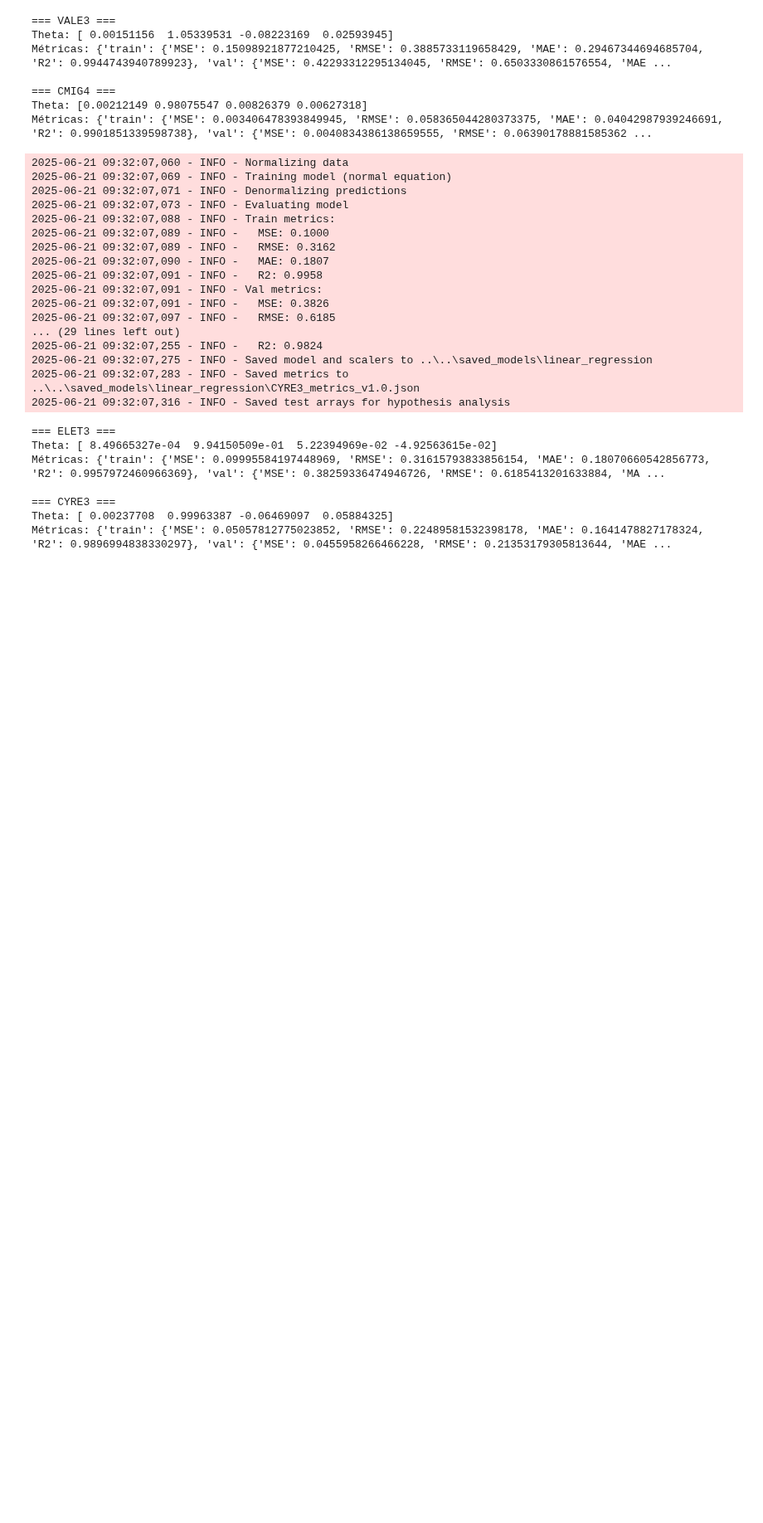
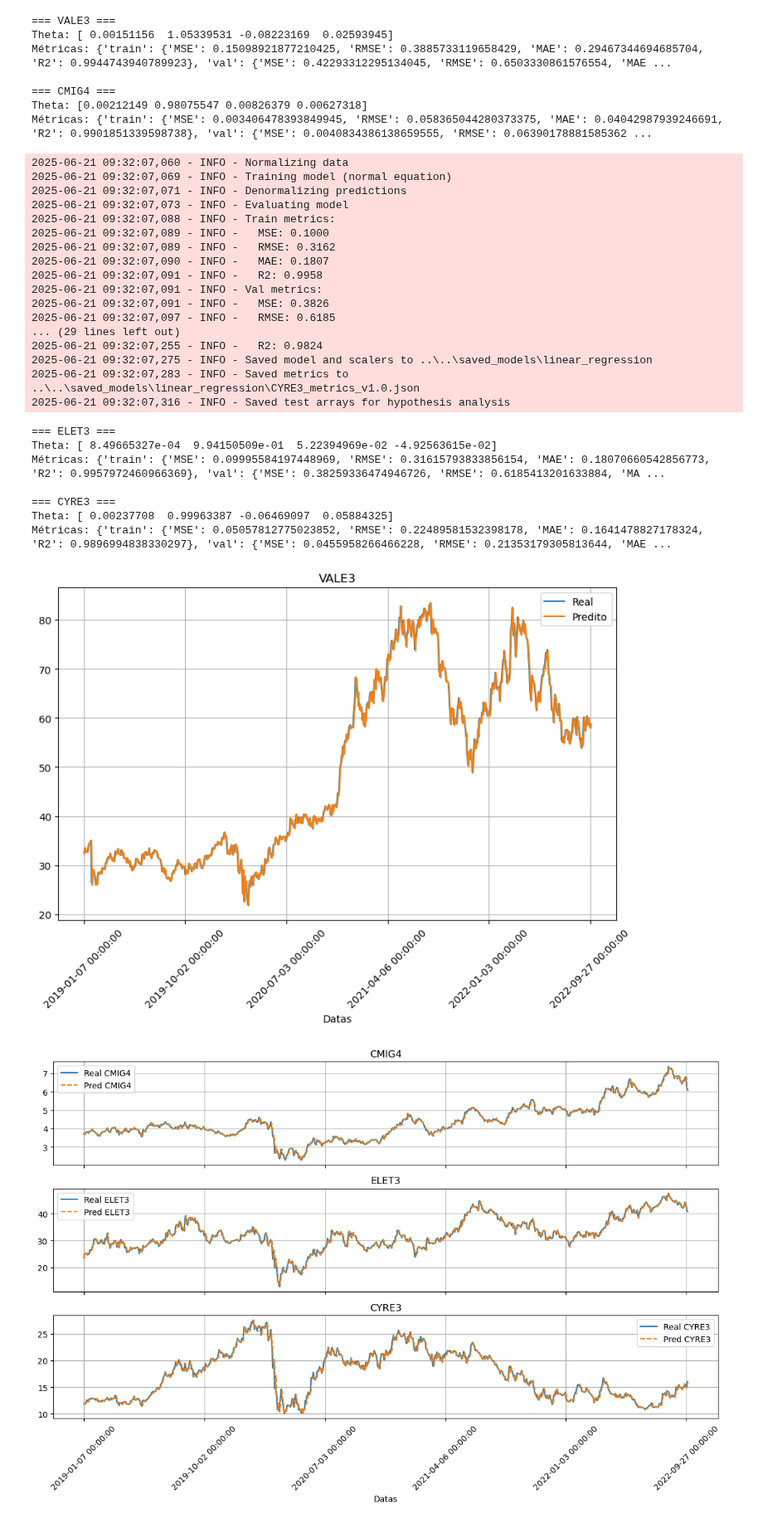
Before and after one commit to diogobrasil/analises-tcc-cripto, a Jupyter notebook: main/notebooks/linear_regression_analysis/linear_regression_analysis.ipynb, the cells around one changed output. Shown at 83% size. Cells and saved outputs as stored; diff of their text form; code cells hidden in the pictures; blank space fills up the shorter version.

```diff
--- a/main/notebooks/linear_regression_analysis/linear_regression_analysis.ipynb
+++ b/main/notebooks/linear_regression_analysis/linear_regression_analysis.ipynb
@@ -87,3 +87,41 @@ Métricas: {'train': {'MSE': 0.09995584197448969, 'RMSE': 0.31615793833856154, '
 === CYRE3 ===
 Theta: [ 0.00237708  0.99963387 -0.06469097  0.05884325]
 Métricas: {'train': {'MSE': 0.05057812775023852, 'RMSE': 0.22489581532398178, 'MAE': 0.1641478827178324, 'R2': 0.9896994838330297}, 'val': {'MSE': 0.0455958266466228, 'RMSE': 0.21353179305813644, 'MAE ...
+# %%
+# --- Plot para VALE3 ---
+y_test, y_pred = resultados["VALE3"]
+plt.figure(figsize=(10, 6))
+plt.plot(y_test,  label="Real")
+plt.plot(y_pred,  label="Predito")
+num = len(y_test)
+step = max(1, num // 5)
+plt.xticks(
+    ticks=range(0, num, step),
+    labels=[dates[-num + i] for i in range(0, num, step)],
+    rotation=45
+)
+plt.title("VALE3")
+plt.xlabel("Datas")
+plt.legend()
+plt.grid(True)
+plt.show()
+
+# --- Subplots para as demais ações ---
+fig, axes = plt.subplots(len(acoes)-1, 1, figsize=(12, 8), sharex=True)
+for ax, target in zip(axes, acoes[1:]):
+    y_test, y_pred = resultados[target]
+    ax.plot(y_test,   label=f"Real {target}")
+    ax.plot(y_pred,   label=f"Pred {target}", linestyle="--")
+    ax.set_title(target)
+    ax.legend()
+    ax.grid(True)
+
+# eixo x só no último eixo
+axes[-1].set_xticks(range(0, num, step))
+axes[-1].set_xticklabels([dates[-num + i] for i in range(0, num, step)], rotation=45)
+plt.xlabel("Datas")
+plt.tight_layout()
+plt.show()
+# %% [output]
+[figure, added]
+[figure, added]
```
Also changed, not shown: 2 other files.
